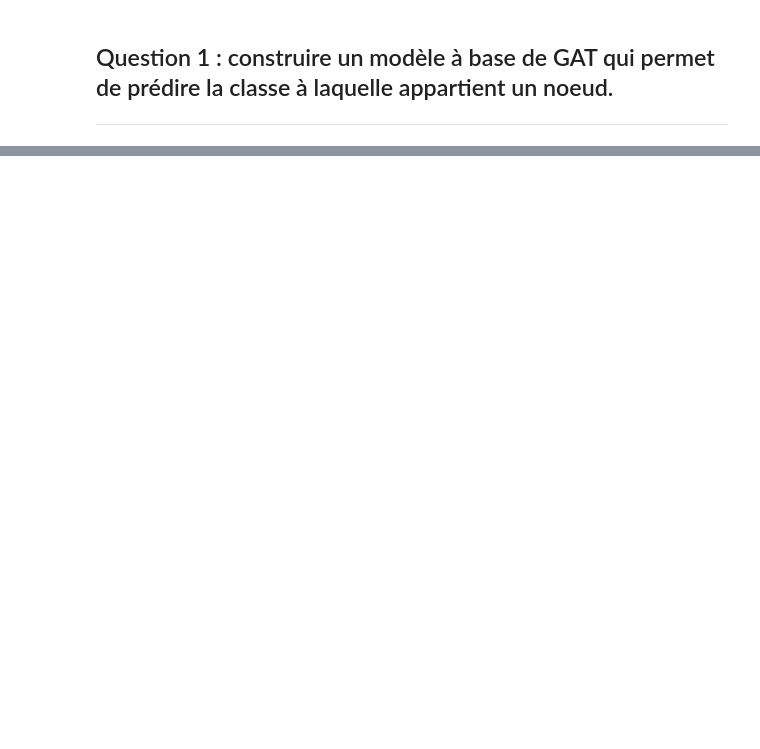
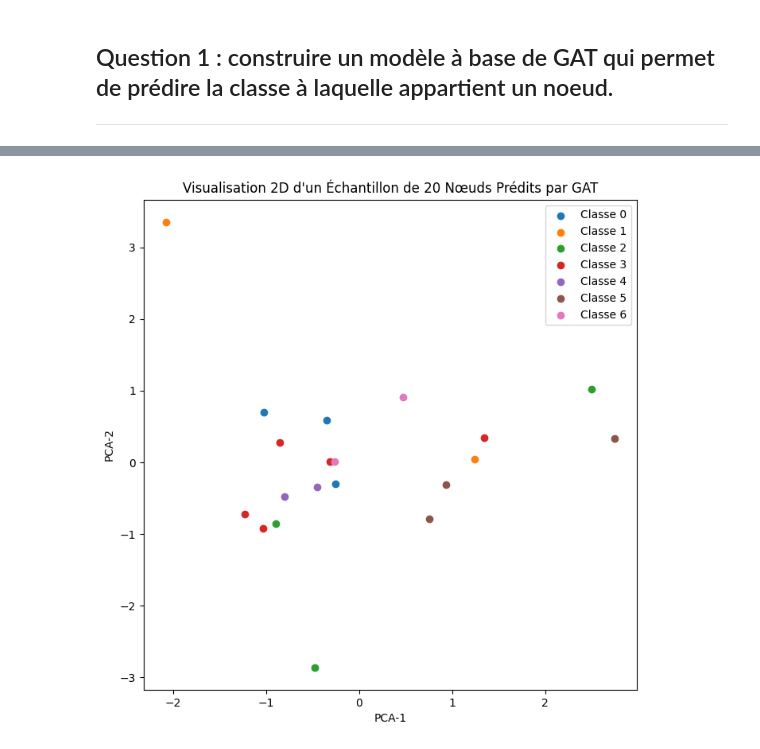
Before and after one commit to Yasser1AITLAZIZ/Graph-Analysis, a Jupyter notebook: TP_GNN_GAT.ipynb, the cells around one changed output, grey strips where cells are left out. Saved outputs shown, nothing was run; the diff lists cells and outputs as text; code cells hidden in the pictures; blank space fills up the shorter version.

```diff
--- a/TP_GNN_GAT.ipynb
+++ b/TP_GNN_GAT.ipynb
@@ -98,0 +178,36 @@ plt.show()
+# %%
+import matplotlib.pyplot as plt
+import numpy as np
+import torch
+from sklearn.decomposition import PCA
+
+
+# Obtenir les prédictions pour tous les nœuds
+model.eval()
+with torch.no_grad():
+    out = model(data.x, data.edge_index)
+
+# Sélectionner un échantillon aléatoire de 20 nœuds
+np.random.seed(0)  # Pour la reproductibilité
+sample_indices = np.random.choice(range(data.x.size(0)), 20, replace=False)
+sample_predictions = out[sample_indices].max(1)[1]
+
+# Réduire les dimensions à 2D pour la visualisation (en utilisant PCA)
+pca = PCA(n_components=2, random_state=0)
+node_embeddings_2d = pca.fit_transform(data.x[sample_indices].detach().numpy())
+
+# Tracé
+fig, ax = plt.subplots(figsize=(8, 8))
+
+for class_idx in range(dataset.num_classes):
+    # Sélectionner les nœuds de la même classe et les tracer
+    indices = sample_predictions == class_idx
+    ax.scatter(node_embeddings_2d[indices, 0], node_embeddings_2d[indices, 1], label=f'Classe {class_idx}')
+
+ax.legend()
+ax.set_title('Visualisation 2D d\'un Échantillon de 20 Nœuds Prédits par GAT')
+ax.set_xlabel('PCA-1')
+ax.set_ylabel('PCA-2')
+plt.show()
+# %% [output]
+[figure, added]
```
Also changed, not shown: parts of 4 cells of this notebook.
